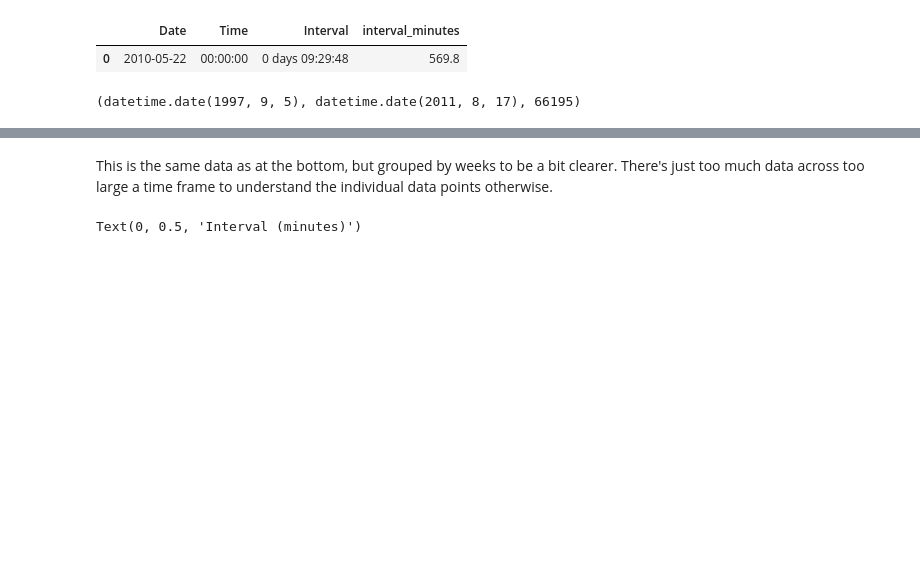
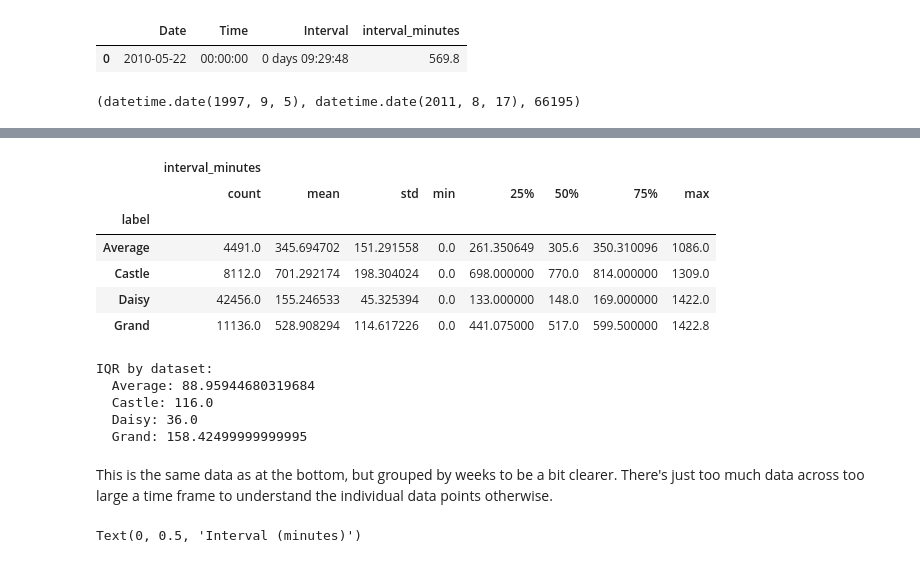
Before and after one commit to justinabrahms/eou_dat315, a Jupyter notebook: project3.ipynb, the cells around one changed output, grey strips where cells are left out. Drawn from its saved outputs; the diff is of its cells as text; code cells hidden in the pictures; blank space fills up the shorter version.

```diff
--- a/project3.ipynb
+++ b/project3.ipynb
@@ -49,7 +50,7 @@ grand.head(1)
 |  | Date | Time | Interval | interval_minutes |
 | 0 | 2010-05-22 | 00:00:00 | 0 days 09:29:48 | 569.8 |
 # %%
-intervals = [x[['Date', 'interval_minutes']] for x in [castle, daisy, grand]]
+intervals = [x[['Date', 'DT', 'interval_minutes']] for x in [castle, daisy, grand]]
 averaged = pd.concat(intervals)
 averaged = averaged.groupby('Date', as_index=False).mean().reset_index()
 # %%
@@ -58,7 +59,8 @@ daisy['label'] = 'Daisy'
 grand['label'] = 'Grand'
 averaged['label'] = 'Average'
 # %%
-combined = pd.concat([castle, daisy, grand, averaged])[['Date', 'interval_minutes', 'label']]
+combined = pd.concat([castle, daisy, grand, averaged])[['Date', 'interval_minutes', 'label', 'DT']]
+combined['Month'] = combined['DT'].dt.month
 # %%
 (combined['Date'].min(),
 combined['Date'].max(), len(combined['Date']))
@@ -82,3 +85,24 @@ Name: label, Length: 66195, dtype: object
+# %%
+combined.groupby(['label'])[['label','interval_minutes']].describe()
+# %% [output]
+|  | interval_minutes |  |  |  |  |  |  |  |
+|  | count | mean | std | min | 25% | 50% | 75% | max |
+| label |  |  |  |  |  |  |  |  |
+| Average | 4491.0 | 345.694702 | 151.291558 | 0.0 | 261.350649 | 305.6 | 350.310096 | 1086.0 |
+| Castle | 8112.0 | 701.292174 | 198.304024 | 0.0 | 698.000000 | 770.0 | 814.000000 | 1309.0 |
+| Daisy | 42456.0 | 155.246533 | 45.325394 | 0.0 | 133.000000 | 148.0 | 169.000000 | 1422.0 |
+| Grand | 11136.0 | 528.908294 | 114.617226 | 0.0 | 441.075000 | 517.0 | 599.500000 | 1422.8 |
+# %%
+print("IQR by dataset:")
+for label, df in combined.groupby(['label']):
+    quartiles = df['interval_minutes'].quantile([.25, .75])
+    print(f"  {label[0]}: {quartiles[.75] - quartiles[.25]}")
+# %% [output]
+IQR by dataset:
+  Average: 88.95944680319684
+  Castle: 116.0
+  Daisy: 36.0
+  Grand: 158.42499999999995
 # %%
 import seaborn as sns
 import matplotlib.pyplot as plt
```
Also changed, not shown: parts of 4 cells of this notebook.
